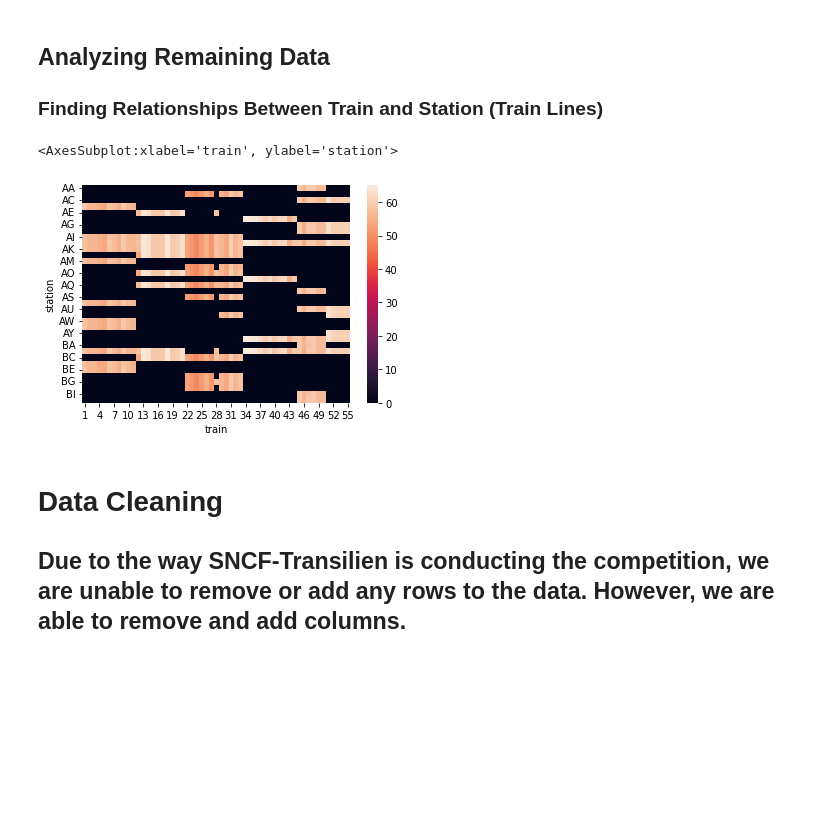
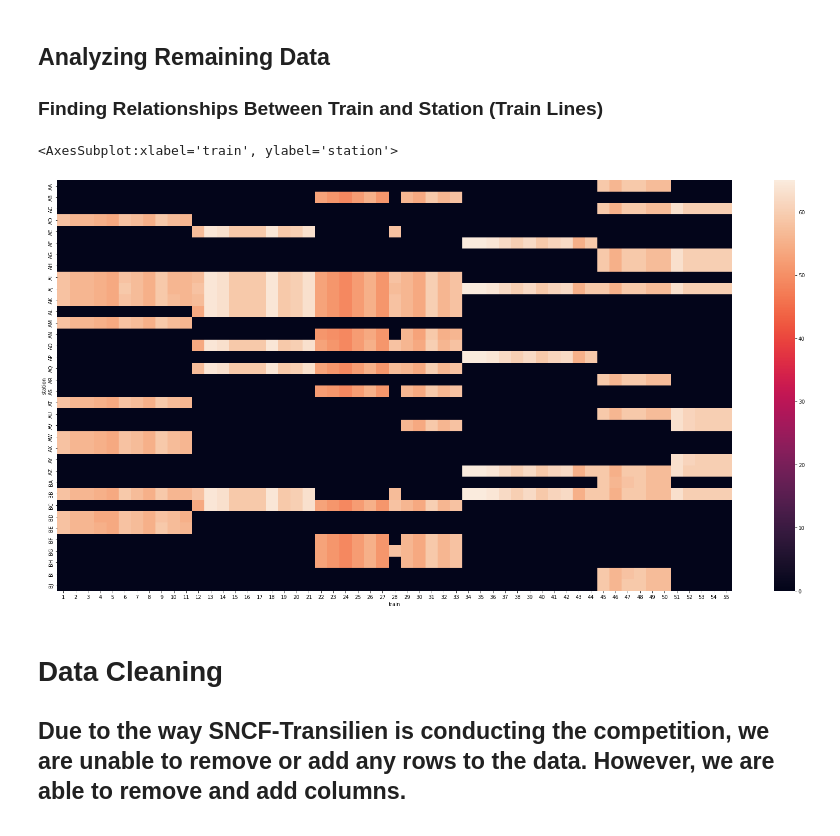
Before and after one commit to BlueMonkeyQ/Train-Forcasting, a Jupyter notebook: FinalNotebook.ipynb, the cells around one changed output. Saved outputs shown, nothing was run; the diff lists cells and outputs as text; code cells hidden in the pictures; blank space fills up the shorter version.

```diff
--- a/FinalNotebook.ipynb
+++ b/FinalNotebook.ipynb
@@ -286,10 +289,12 @@ Number of trains with two train units: 31108
 
 ### Finding Relationships Between Train and Station (Train Lines)
 # %%
+plt.rcParams['figure.figsize'] = [30, 15]
+
 sns.heatmap(TrainData.groupby(['station','train']).size().unstack(fill_value=0))
 # %% [output]
 <AxesSubplot:xlabel='train', ylabel='station'>
-[figure, old version]
+[figure, new version]
 # %% [markdown]
 # Data Cleaning
 
```
Also changed, not shown: parts of 19 cells of this notebook.
